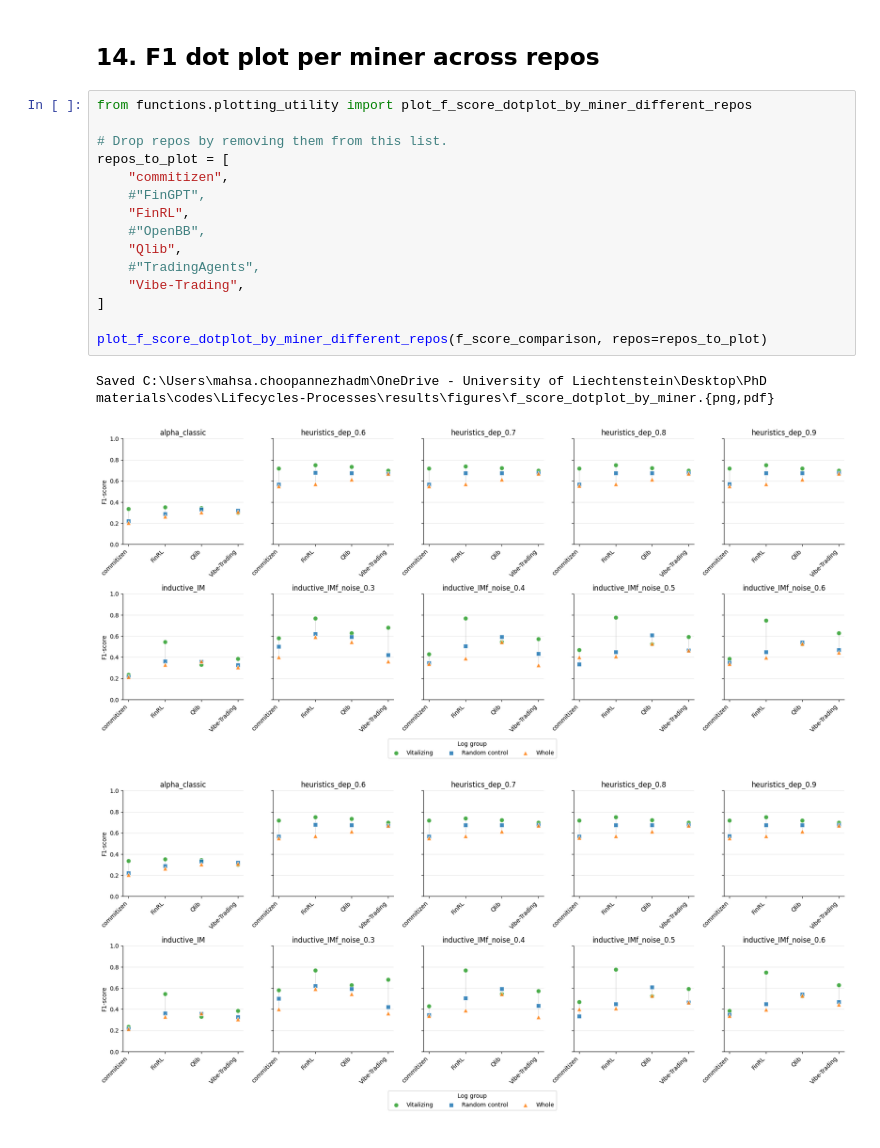
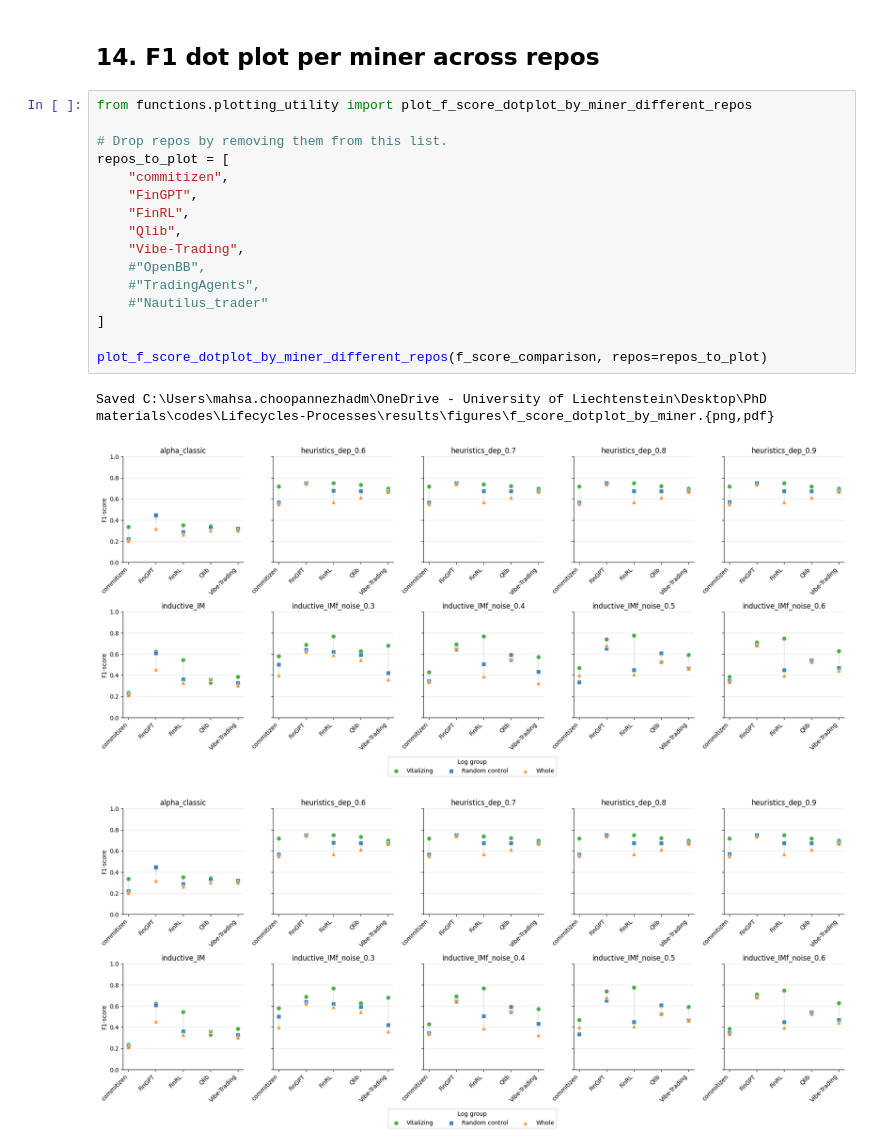
Before and after one commit to MahsaChoop/Lifecycle-Processes, a Jupyter notebook: main.ipynb, the cells around one changed output. Cells and saved outputs as stored; diff of their text form.

```diff
--- a/main.ipynb
+++ b/main.ipynb
@@ -332,19 +332,20 @@ f_score_comparison
 # %%
 from functions.plotting_utility import plot_f_score_dotplot_by_miner_different_repos
 
 # Drop repos by removing them from this list.
 repos_to_plot = [
     "commitizen",
-    #"FinGPT",
+    "FinGPT",
     "FinRL",
+    "Qlib",
+    "Vibe-Trading",
     #"OpenBB",
-    "Qlib",
     #"TradingAgents",
-    "Vibe-Trading",
+    #"Nautilus_trader"
 ]
 
 plot_f_score_dotplot_by_miner_different_repos(f_score_comparison, repos=repos_to_plot)
 # %% [output]
 Saved C:\Users\mahsa.choopannezhadm\OneDrive - University of Liechtenstein\Desktop\PhD materials\codes\Lifecycles-Processes\results\figures\f_score_dotplot_by_miner.{png,pdf}
-[figure, old version]
+[figure, new version]
-[figure, old version]
+[figure, new version]
```
Also changed, not shown: parts of 1 cell of this notebook, 3 other files.
